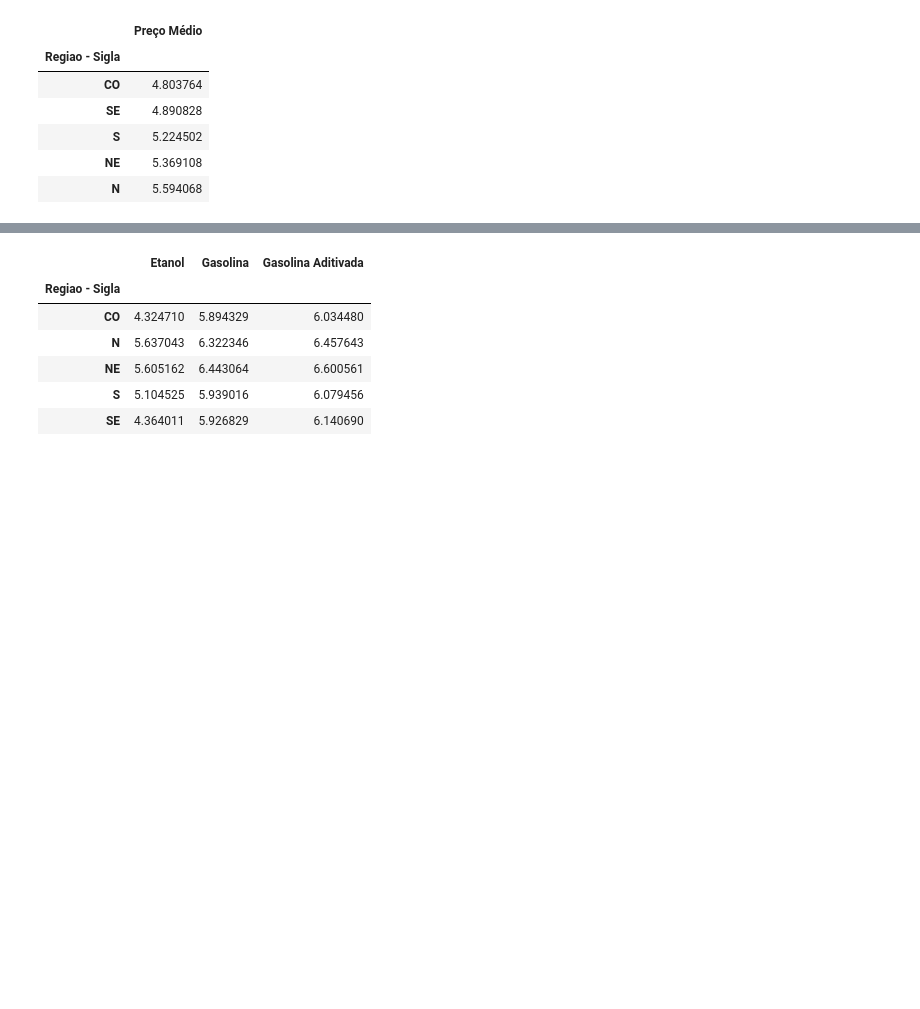
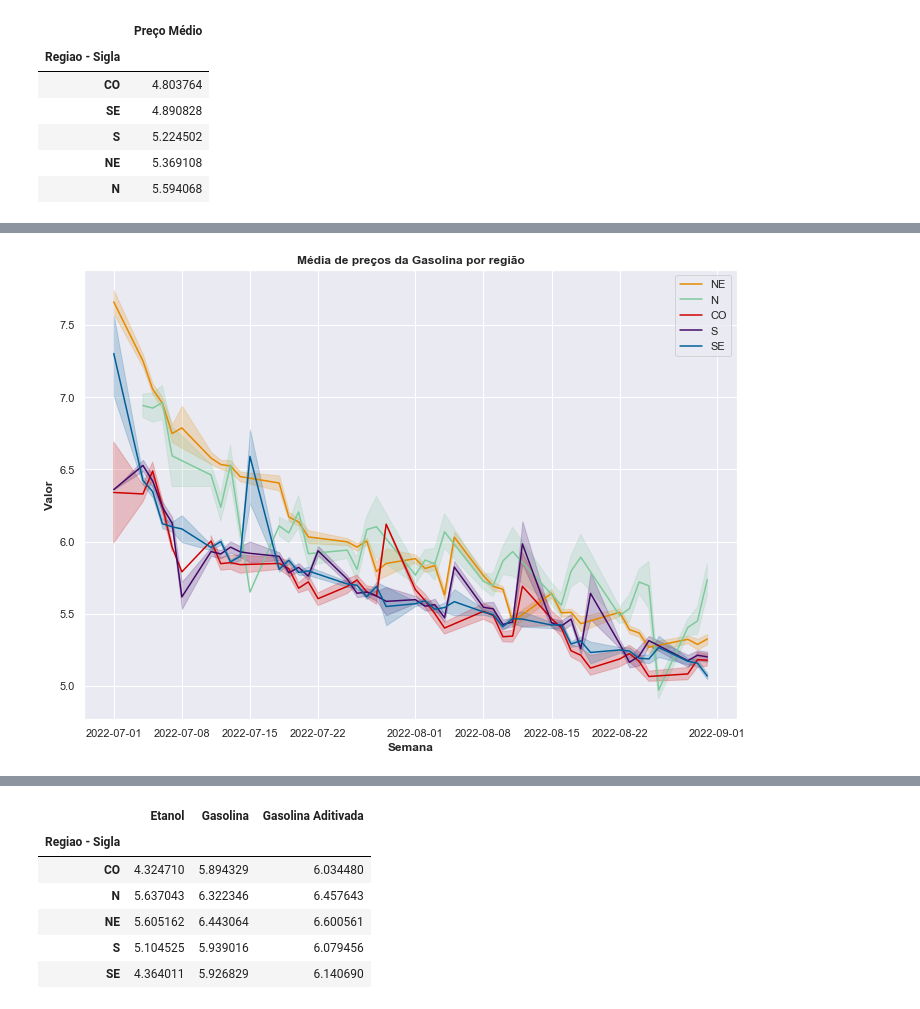
Before and after one commit to pedrorcm/Analise-Combustiveis-M4, a Jupyter notebook: main.ipynb, the cells around one changed output, grey strips where cells are left out. Drawn from its saved outputs; the diff is of its cells as text; code cells hidden in the pictures; blank space fills up the shorter version.

```diff
--- a/main.ipynb
+++ b/main.ipynb
@@ -233,0 +263,13 @@ display(preco_comb_ago.sort_values(by='Preço Médio', ascending=True))
+# %%
+sns.lineplot(x=x_col, y=y_col, color=cornordeste, data=gasolina.query('Regiao	== "NE"'), label='NE')
+sns.lineplot(x=x_col, y=y_col, color=cornorte, data=gasolina.query('Regiao	== "N"'), label='N')
+sns.lineplot(x=x_col, y=y_col, color=corcentro, data=gasolina.query('Regiao	== "CO"'), label='CO')
+sns.lineplot(x=x_col, y=y_col, color=corsul, data=gasolina.query('Regiao == "S"'), label='S')
+sns.lineplot(x=x_col, y=y_col, color=corsudeste, data=gasolina.query('Regiao	== "SE"'), label='SE')
+
+plt.title('Média de preços da Gasolina por região', fontsize=12, fontweight='bold')
+plt.ylabel('Valor', fontsize=12, fontweight='bold')
+plt.xlabel('Semana', fontsize=12, fontweight='bold')
+plt.show();
+# %% [output]
+[figure, added]
```
Also changed, not shown: parts of 12 cells of this notebook.
